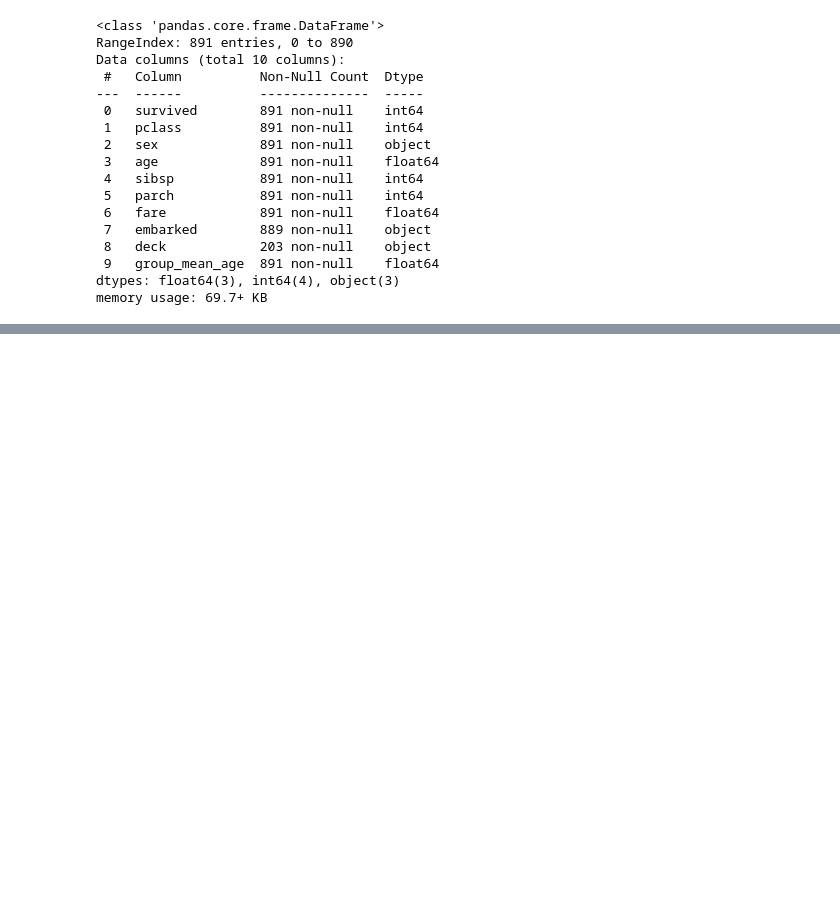
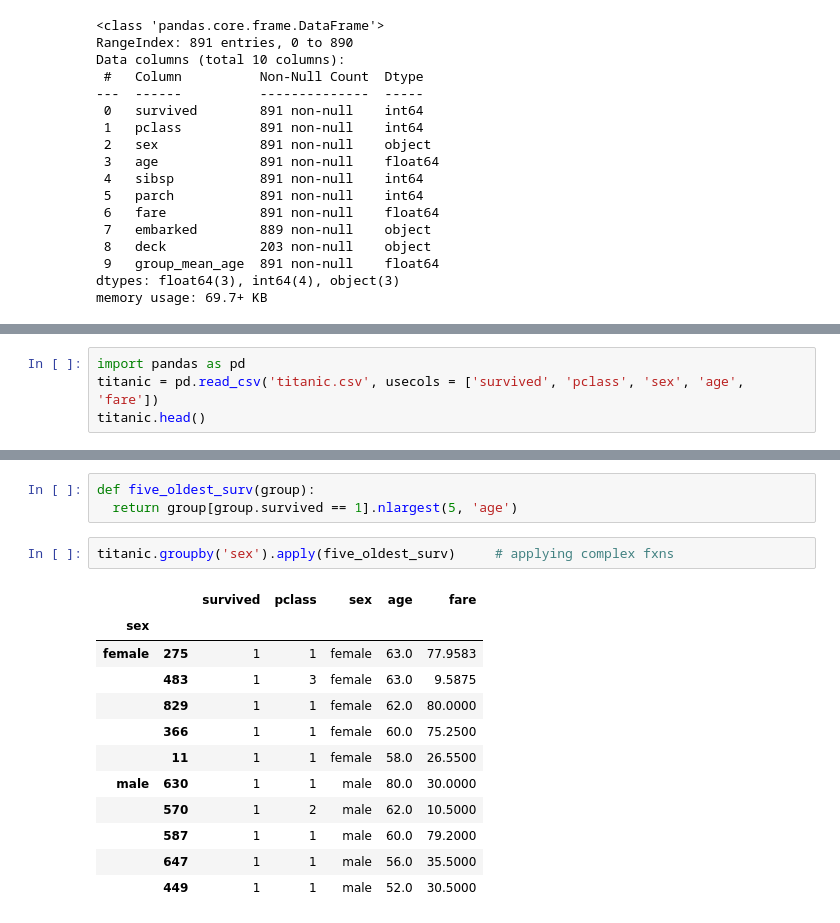
Before and after one commit to satenderlamba/Data-Science-with-Pandas, a Jupyter notebook: 2. Full Data Workflow A-Z/4. Groupby Operations/Groupby operations.ipynb, the cells around one changed output, grey strips where cells are left out. Saved outputs shown, nothing was run; the diff lists cells and outputs as text; blank space fills up the shorter version.

Commit message:
Generalising split-apply-combine with apply()

```diff
--- a/2. Full Data Workflow A-Z/4. Groupby Operations/Groupby operations.ipynb
+++ b/2. Full Data Workflow A-Z/4. Groupby Operations/Groupby operations.ipynb
@@ -728,0 +731,4 @@ memory usage: 69.7+ KB
+# %%
+import pandas as pd
+titanic = pd.read_csv('titanic.csv', usecols = ['survived', 'pclass', 'sex', 'age', 'fare'])
+titanic.head()
@@ -728,0 +801,18 @@ memory usage: 69.7+ KB
+# %%
+def five_oldest_surv(group):
+  return group[group.survived == 1].nlargest(5, 'age')
+# %%
+titanic.groupby('sex').apply(five_oldest_surv)     # applying complex fxns
+# %% [output]
+|  |  | survived | pclass | sex | age | fare |
+| sex |  |  |  |  |  |  |
+| female | 275 | 1 | 1 | female | 63.0 | 77.9583 |
+|  | 483 | 1 | 3 | female | 63.0 | 9.5875 |
+|  | 829 | 1 | 1 | female | 62.0 | 80.0000 |
+|  | 366 | 1 | 1 | female | 60.0 | 75.2500 |
+|  | 11 | 1 | 1 | female | 58.0 | 26.5500 |
+| male | 630 | 1 | 1 | male | 80.0 | 30.0000 |
+|  | 570 | 1 | 2 | male | 62.0 | 10.5000 |
+|  | 587 | 1 | 1 | male | 60.0 | 79.2000 |
+|  | 647 | 1 | 1 | male | 56.0 | 35.5000 |
+|  | 449 | 1 | 1 | male | 52.0 | 30.5000 |
```
Also changed, not shown: parts of 9 cells of this notebook.
